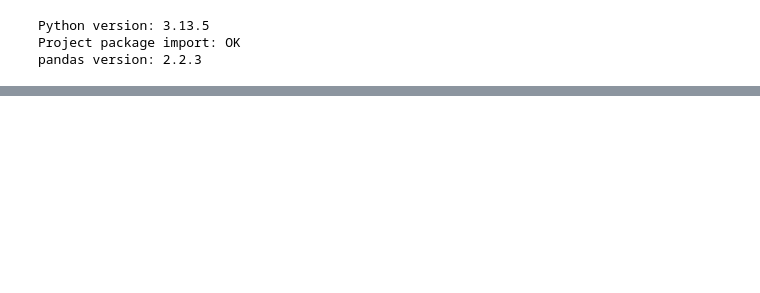
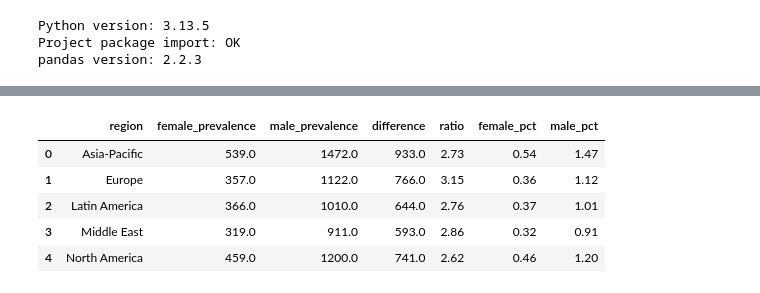
Before and after one commit to Samai-Manuz/autism-gender-gap-analysis, a Jupyter notebook: notebooks/03_metrics_sex_age.ipynb, the cells around one changed output, grey strips where cells are left out. Saved outputs shown, nothing was run; the diff lists cells and outputs as text; code cells hidden in the pictures; blank space fills up the shorter version.

```diff
--- a/notebooks/03_metrics_sex_age.ipynb
+++ b/notebooks/03_metrics_sex_age.ipynb
@@ -477,0 +501,28 @@ df_gender_year_pivot.head()
+# %%
+# Build region-level gender comparison dataset and compute metrics
+
+df_region_gender_pivot = (
+    df_region_gender
+    .pivot(index="region", columns="gender", values="prevalence")
+    .rename_axis(None, axis=1)
+    .reset_index()
+)
+
+# Standardize column names for consistent metric computation
+df_region_gender_pivot = df_region_gender_pivot.rename(columns={"Female": "female_prevalence", "Male": "male_prevalence"})
+
+# Compute gender comparison metrics
+df_region_gender_pivot["difference"] = (df_region_gender_pivot["male_prevalence"] - df_region_gender_pivot["female_prevalence"])
+df_region_gender_pivot["ratio"] = (df_region_gender_pivot["male_prevalence"] / df_region_gender_pivot["female_prevalence"])
+
+# Convert to percentage (rate per 100,000 → %)
+df_region_gender_pivot["female_pct"] = df_region_gender_pivot["female_prevalence"] / 1000
+df_region_gender_pivot["male_pct"] = df_region_gender_pivot["male_prevalence"] / 1000
+
+# Apply rounding only after all computations
+df_region_gender_pivot["female_prevalence"] = df_region_gender_pivot["female_prevalence"].round(0)
+df_region_gender_pivot["male_prevalence"] = df_region_gender_pivot["male_prevalence"].round(0)
+df_region_gender_pivot["difference"] = df_region_gender_pivot["difference"].round(0)
+df_region_gender_pivot["ratio"] = df_region_gender_pivot["ratio"].round(2)
+df_region_gender_pivot["female_pct"] = df_region_gender_pivot["female_pct"].round(2)
+df_region_gender_pivot["male_pct"] = df_region_gender_pivot["male_pct"].round(2)
@@ -477,0 +549,11 @@ df_gender_year_pivot.head()
+# %%
+# Inspect sample rows to verify region-level metric behavior
+
+df_region_gender_pivot.head()
+# %% [output]
+|  | region | female_prevalence | male_prevalence | difference | ratio | female_pct | male_pct |
+| 0 | Asia-Pacific | 539.0 | 1472.0 | 933.0 | 2.73 | 0.54 | 1.47 |
+| 1 | Europe | 357.0 | 1122.0 | 766.0 | 3.15 | 0.36 | 1.12 |
+| 2 | Latin America | 366.0 | 1010.0 | 644.0 | 2.76 | 0.37 | 1.01 |
+| 3 | Middle East | 319.0 | 911.0 | 593.0 | 2.86 | 0.32 | 0.91 |
+| 4 | North America | 459.0 | 1200.0 | 741.0 | 2.62 | 0.46 | 1.20 |
```
Also changed, not shown: parts of 36 cells of this notebook.
